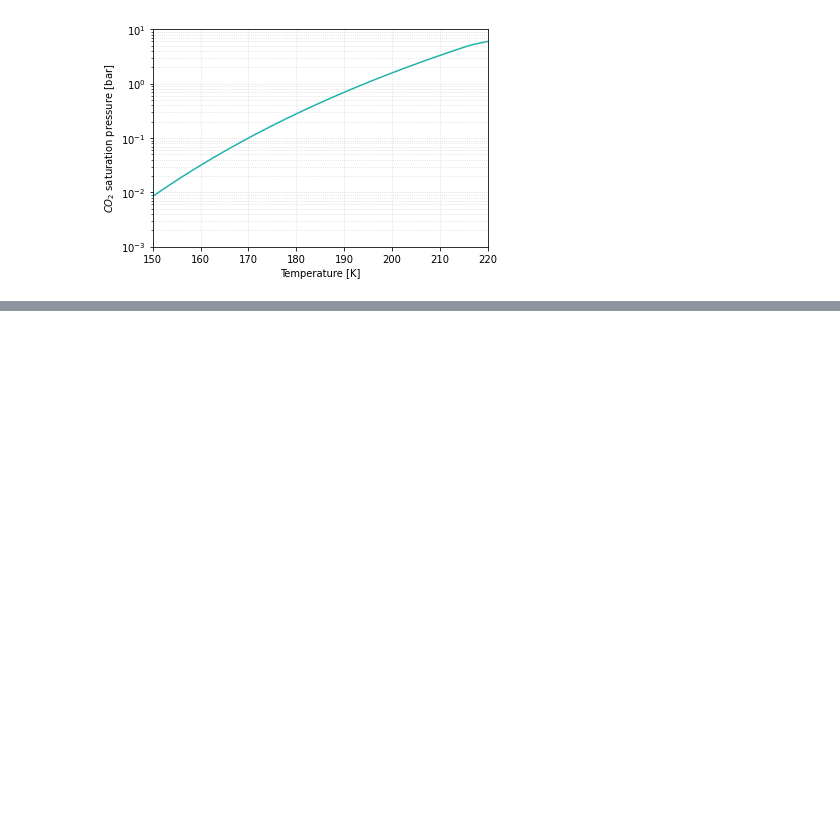
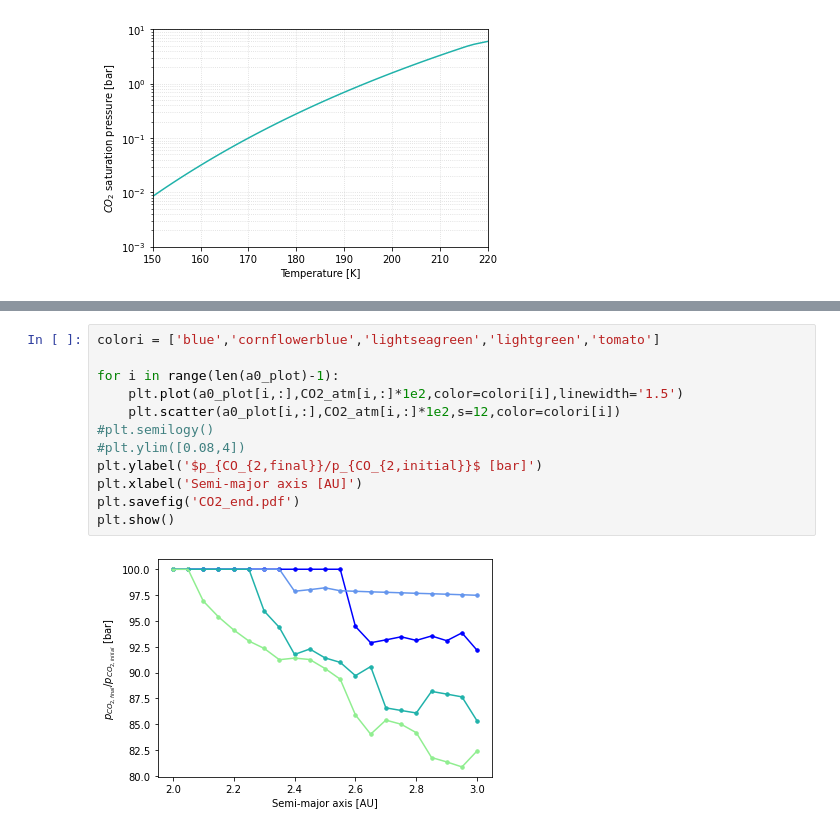
Before and after one commit to irenebonati/CO2-condensation, a Jupyter notebook: Code/Plots.ipynb, the cells around one changed output, grey strips where cells are left out. Drawn from its saved outputs; the diff is of its cells as text; blank space fills up the shorter version.

```diff
--- a/Code/Plots.ipynb
+++ b/Code/Plots.ipynb
@@ -715,0 +873,14 @@ plt.show()
+# %%
+colori = ['blue','cornflowerblue','lightseagreen','lightgreen','tomato']
+
+for i in range(len(a0_plot)-1):
+    plt.plot(a0_plot[i,:],CO2_atm[i,:]*1e2,color=colori[i],linewidth='1.5')
+    plt.scatter(a0_plot[i,:],CO2_atm[i,:]*1e2,s=12,color=colori[i])
+#plt.semilogy()
+#plt.ylim([0.08,4])
+plt.ylabel('$p_{CO_{2,final}}/p_{CO_{2,initial}}$ [bar]')
+plt.xlabel('Semi-major axis [AU]')
+plt.savefig('CO2_end.pdf')
+plt.show()
+# %% [output]
+[figure, added]
```
Also changed, not shown: parts of 6 cells of this notebook, 44 other files.
